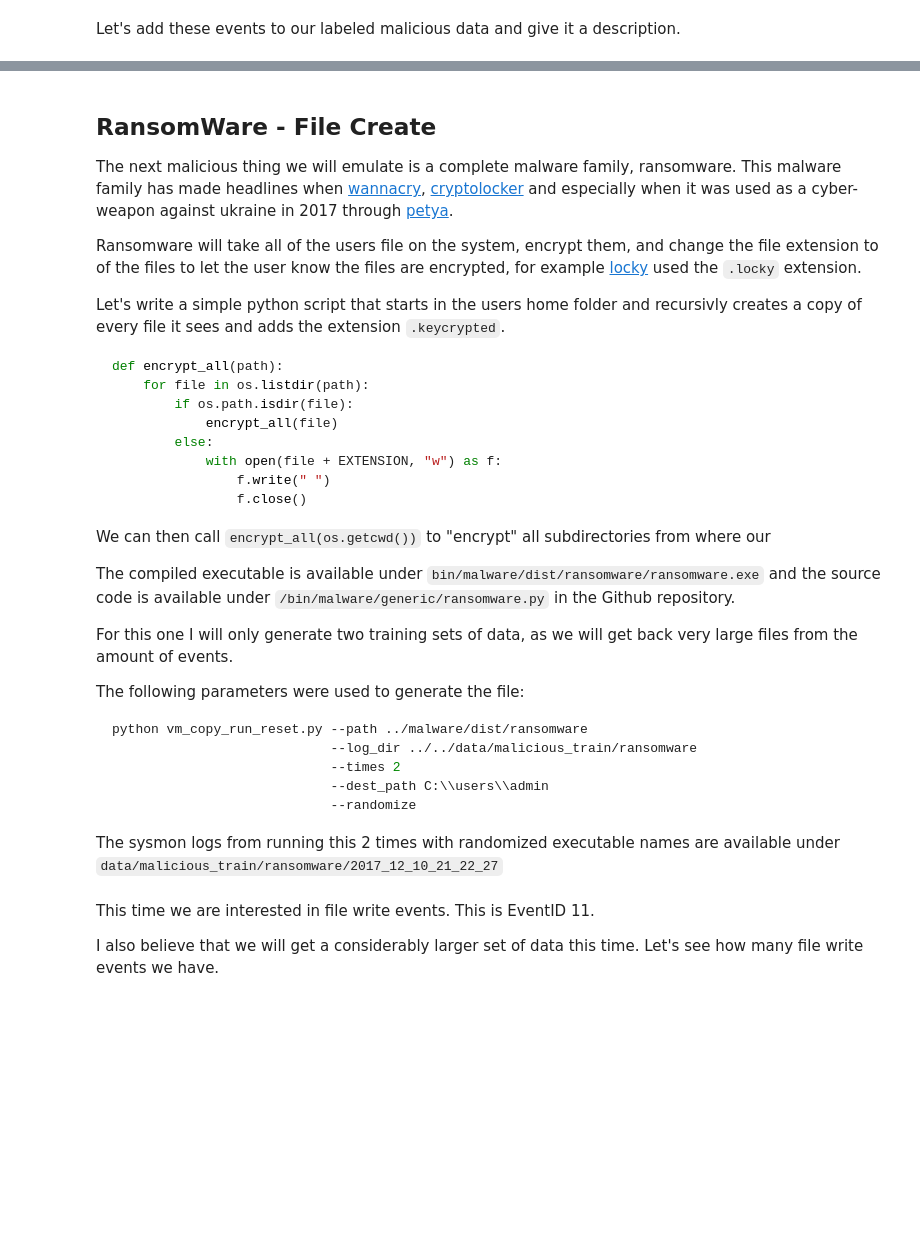
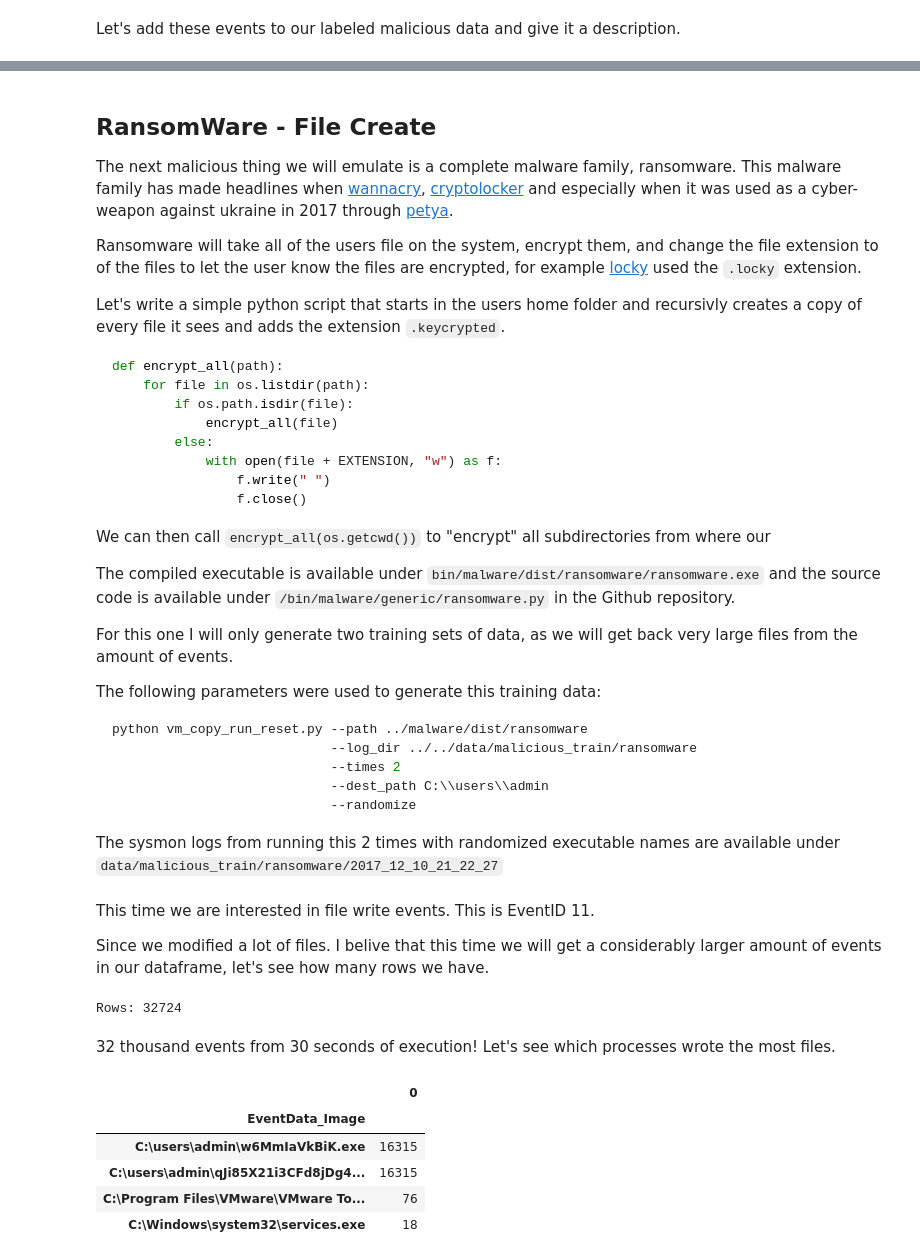
Before and after one commit to ckc5800/detecting_malicious_activity, a Jupyter notebook: ml_csec_applications.ipynb, the cells around one changed output, grey strips where cells are left out. Drawn from its saved outputs; the diff is of its cells as text; code cells hidden in the pictures; blank space fills up the shorter version.

````diff
--- a/ml_csec_applications.ipynb
+++ b/ml_csec_applications.ipynb
@@ -941,7 +941,7 @@ The compiled executable is available under `bin/malware/dist/ransomware/ransomwa
 
 For this one I will only generate two training sets of data, as we will get back very large files from the amount of events.
 
-The following parameters were used to generate the file:
+The following parameters were used to generate this training data:
 
 ```bash
 python vm_copy_run_reset.py --path ../malware/dist/ransomware
@@ -957,11 +957,24 @@ ransomware = get_trial_dataframes("data/malicious_train/ransomware/2017_12_10_21
 # %% [markdown]
 This time we are interested in file write events. This is EventID 11.
 
-I also believe that we will get a considerably larger set of data this time. Let's see how many file write events we have.
+Since we modified a lot of files. I belive that this time we will get a considerably larger amount of events in our dataframe, let's see how many rows we have.
 # %%
 combined = pd.DataFrame()
-for frame in task_persist:
+for frame in ransomware:
     events_of_interest = frame[(frame.EventID == "11")]
     combined = combined.append(events_of_interest)
 
-combined.shape()
+print(f"Rows: {combined.shape[0]}")
+# %% [output]
+Rows: 32724
+# %% [markdown]
+32 thousand events from 30 seconds of execution! Let's see which processes wrote the most files.
+# %%
+combined.groupby("EventData_Image").size().sort_values(ascending=False).to_frame()
+# %% [output]
+|  | 0 |
+| EventData_Image |  |
+| C:\users\admin\w6MmIaVkBiK.exe | 16315 |
+| C:\users\admin\qJi85X21i3CFd8jDg4... | 16315 |
+| C:\Program Files\VMware\VMware To... | 76 |
+| C:\Windows\system32\services.exe | 18 |
````
Also changed, not shown: parts of 6 cells of this notebook.
